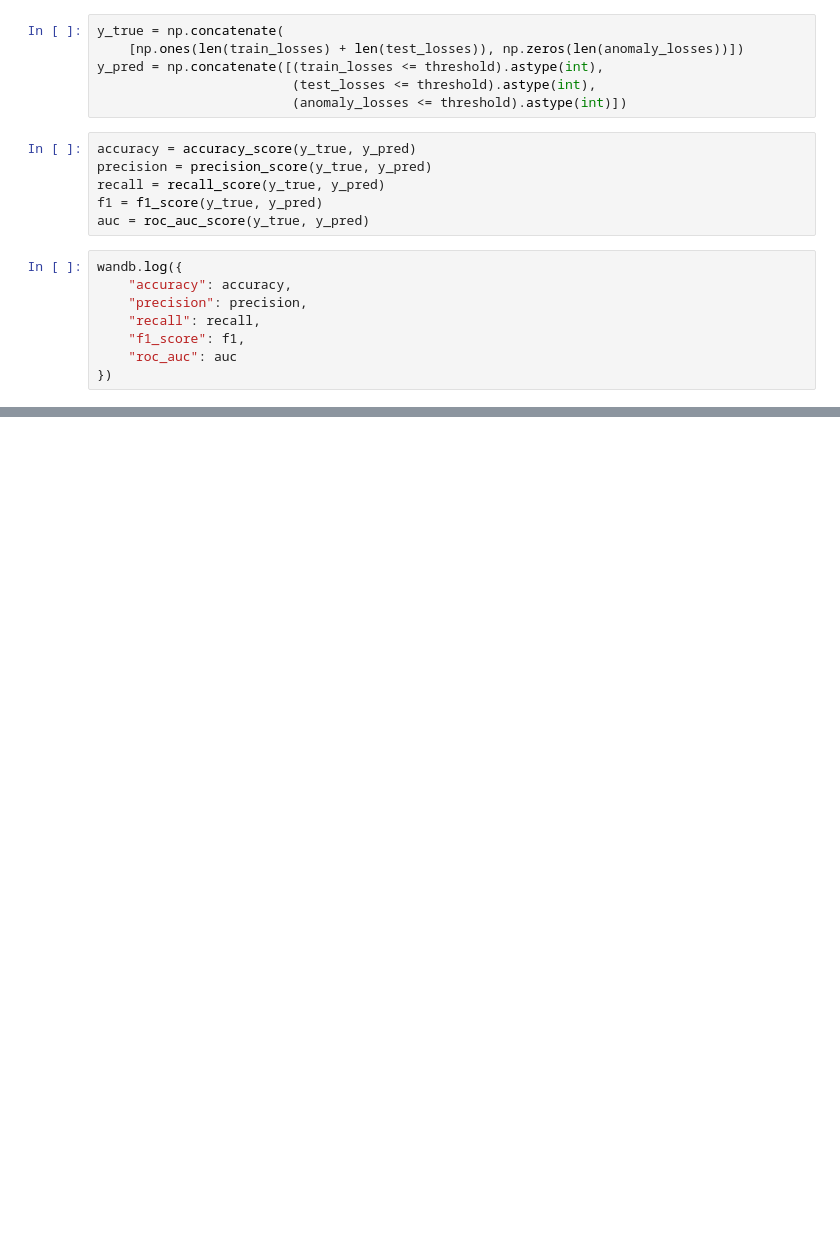
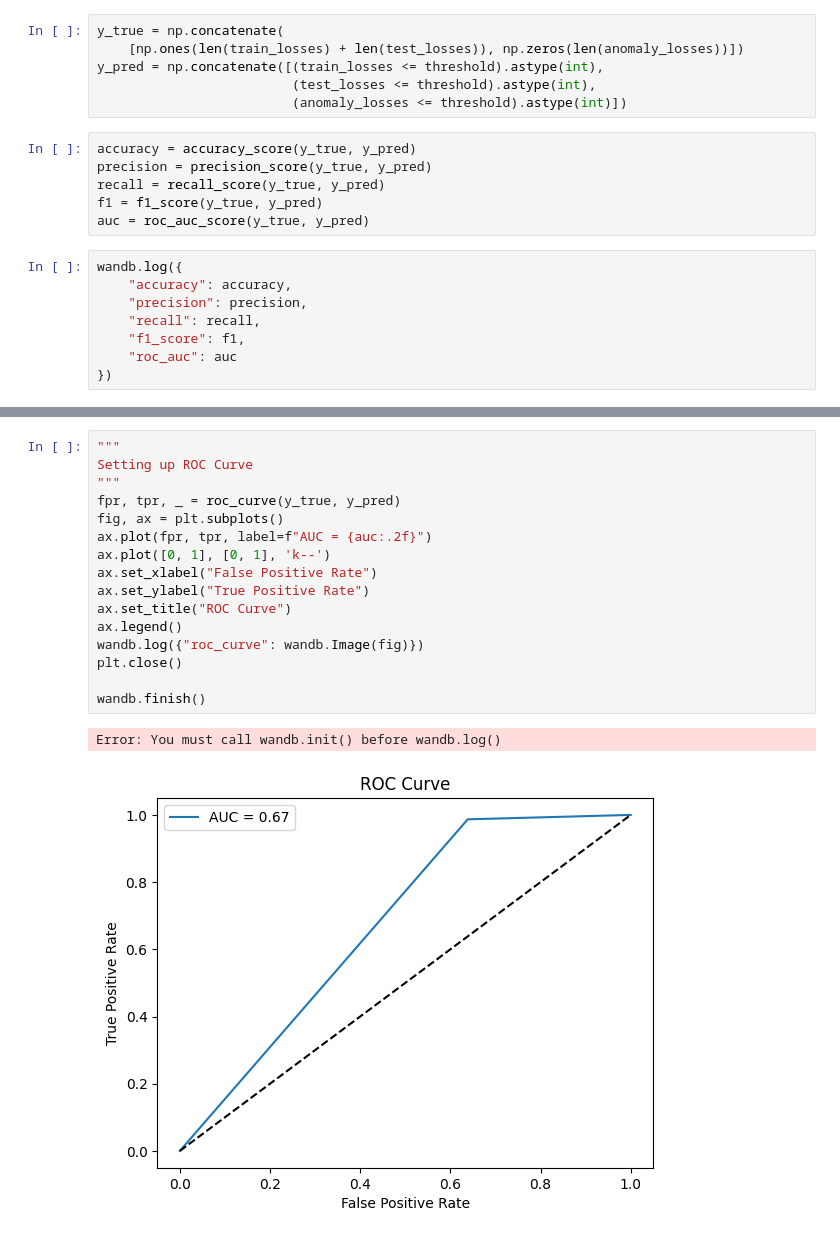
Before and after one commit to Kovarthanan07/INM706_Coursework, a Jupyter notebook: main.ipynb, the cells around one changed output, grey strips where cells are left out. Cells and saved outputs as stored; diff of their text form; blank space fills up the shorter version.

```diff
--- a/main.ipynb
+++ b/main.ipynb
@@ -281,0 +319,19 @@ plt.close()
+# %%
+"""
+Setting up ROC Curve
+"""
+fpr, tpr, _ = roc_curve(y_true, y_pred)
+fig, ax = plt.subplots()
+ax.plot(fpr, tpr, label=f"AUC = {auc:.2f}")
+ax.plot([0, 1], [0, 1], 'k--')
+ax.set_xlabel("False Positive Rate")
+ax.set_ylabel("True Positive Rate")
+ax.set_title("ROC Curve")
+ax.legend()
+wandb.log({"roc_curve": wandb.Image(fig)})
+plt.close()
+
+wandb.finish()
+# %% [output]
+Error: You must call wandb.init() before wandb.log()
+[figure, added]
```
Also changed, not shown: parts of 9 cells of this notebook.
